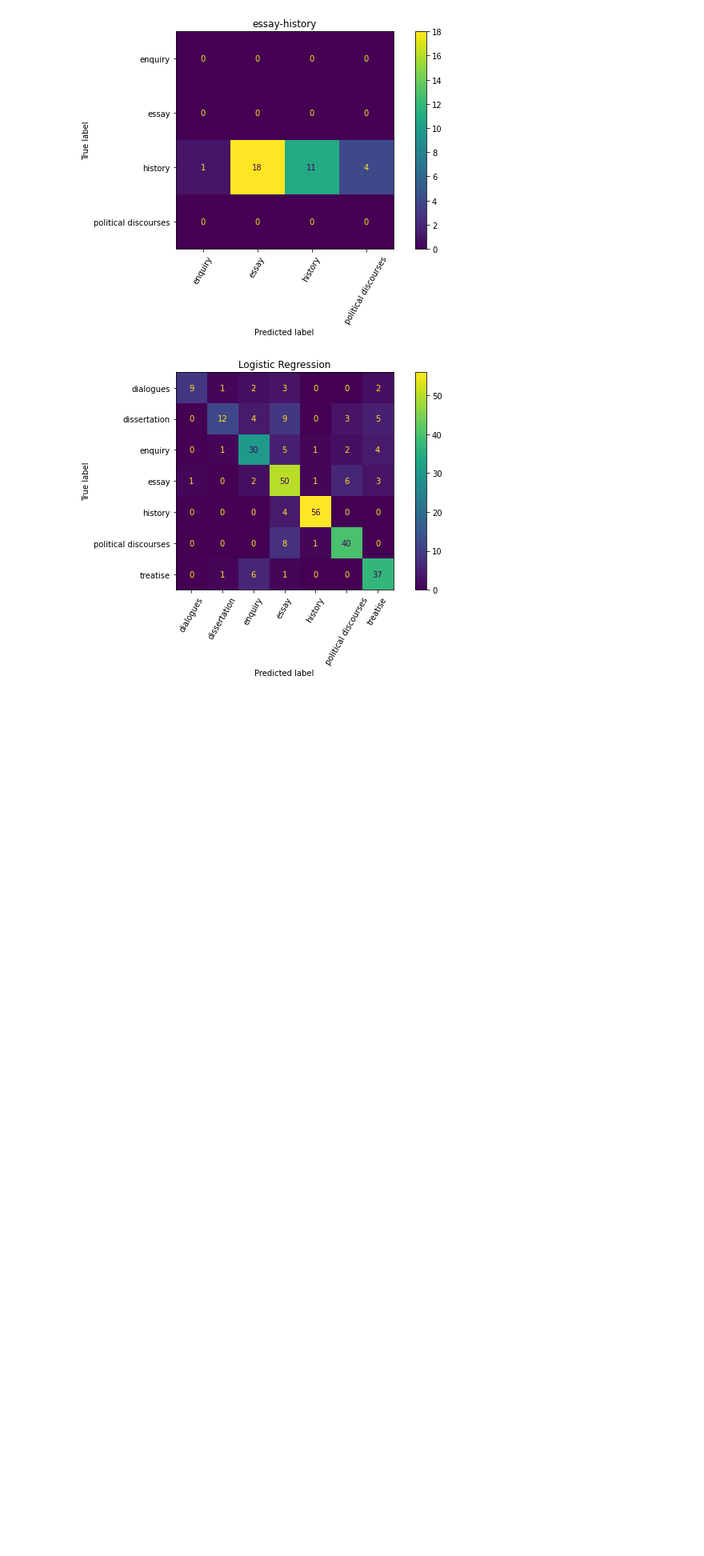
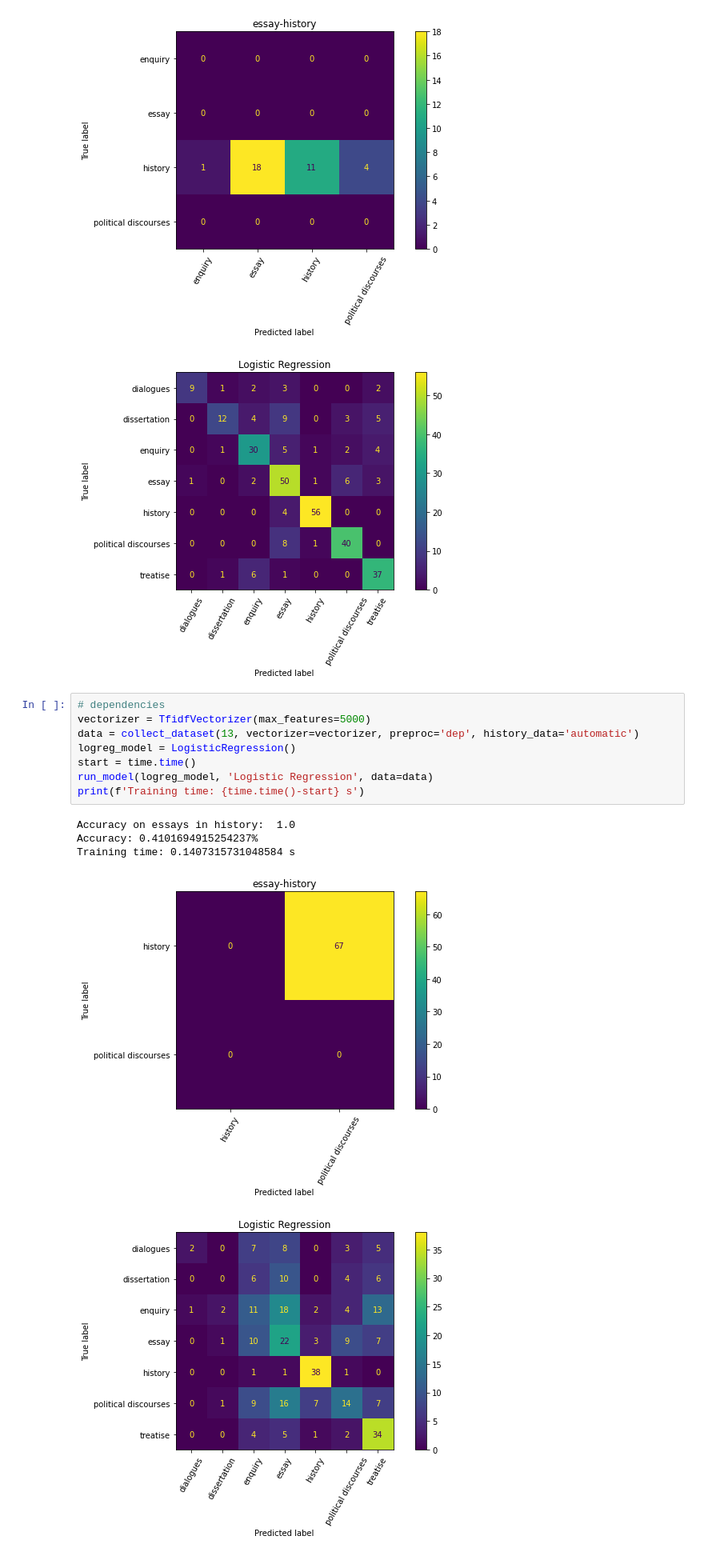
Before and after one commit to vbunt/hume-classifier, a Jupyter notebook: Classic ML further experiments.ipynb, the cells around one changed output. Shown at 80% size. Cells and saved outputs as stored; diff of their text form; blank space fills up the shorter version.

```diff
--- a/Classic ML further experiments.ipynb
+++ b/Classic ML further experiments.ipynb
@@ -514,3 +550,17 @@ Accuracy: 0.7548387096774194%
 Training time: 0.8208303451538086 s
 [figure]
 [figure]
+# %%
+# dependencies
+vectorizer = TfidfVectorizer(max_features=5000)
+data = collect_dataset(13, vectorizer=vectorizer, preproc='dep', history_data='automatic')
+logreg_model = LogisticRegression()
+start = time.time()
+run_model(logreg_model, 'Logistic Regression', data=data)
+print(f'Training time: {time.time()-start} s')
+# %% [output]
+Accuracy on essays in history:  1.0
+Accuracy: 0.4101694915254237%
+Training time: 0.1407315731048584 s
+[figure, added]
+[figure, added]
```
Also changed, not shown: parts of 23 cells of this notebook, 20 other files.
